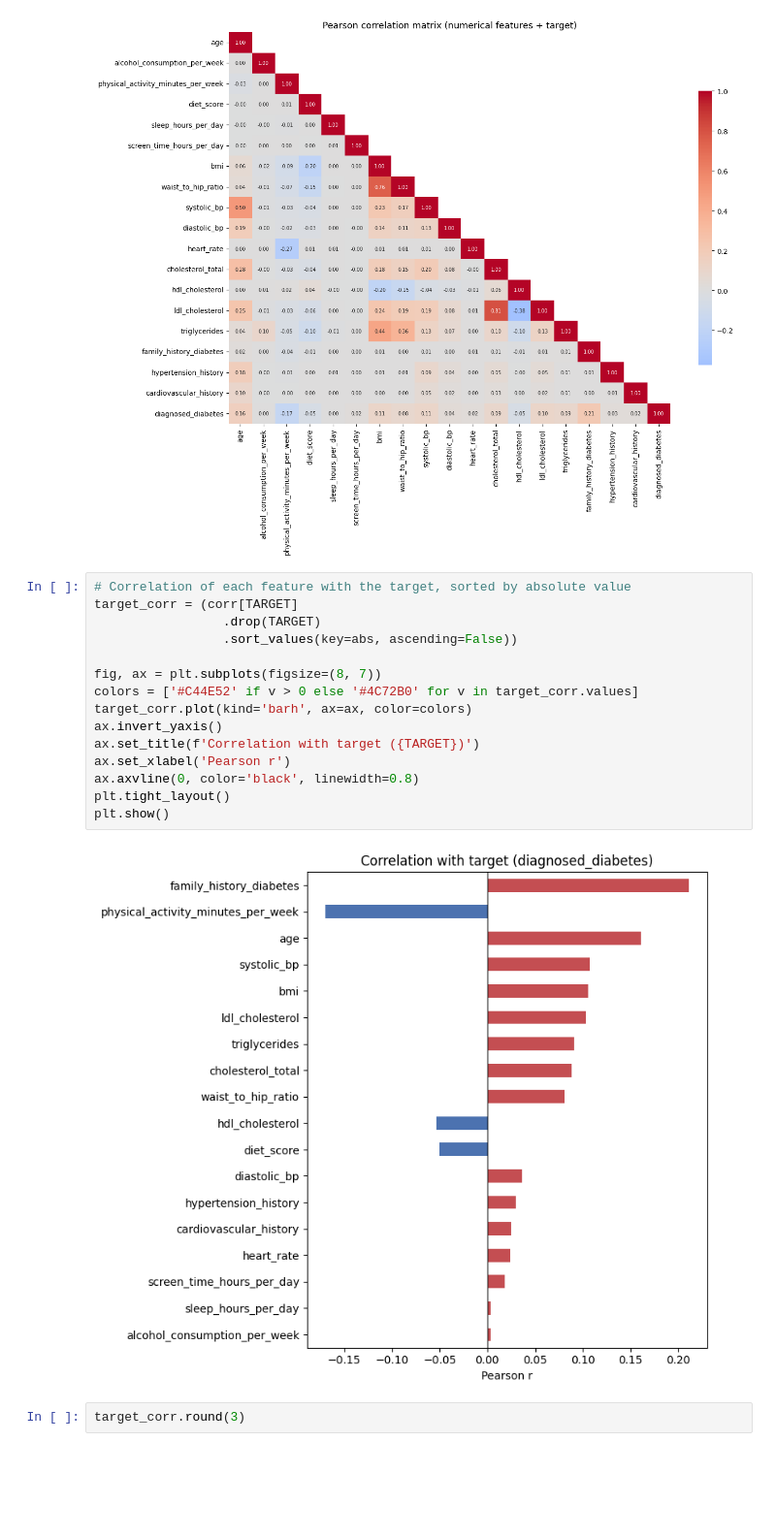
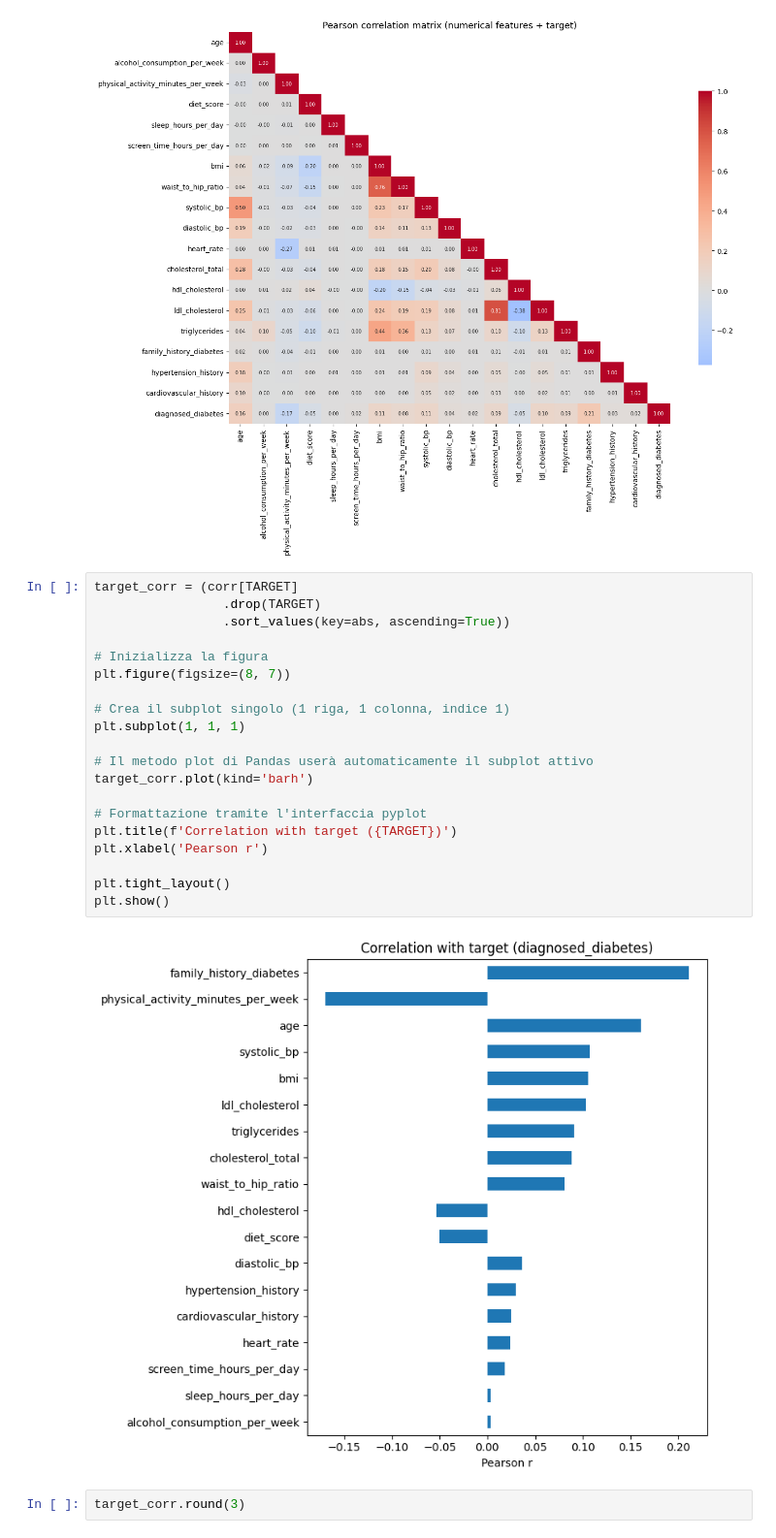
Before and after one commit to LorenzoSansone/Sansone-Diabetes-Prediction-Challenge, a Jupyter notebook: diabetes_prediction.ipynb, the cells around one changed output. Shown at 97% size. Saved outputs shown, nothing was run; the diff lists cells and outputs as text; blank space fills up the shorter version.

```diff
--- a/diabetes_prediction.ipynb
+++ b/diabetes_prediction.ipynb
@@ -623,22 +688,27 @@ plt.show()
 # %% [output]
 [figure]
 # %%
-# Correlation of each feature with the target, sorted by absolute value
 target_corr = (corr[TARGET]
                  .drop(TARGET)
-                 .sort_values(key=abs, ascending=False))
+                 .sort_values(key=abs, ascending=True))
 
-fig, ax = plt.subplots(figsize=(8, 7))
-colors = ['#C44E52' if v > 0 else '#4C72B0' for v in target_corr.values]
-target_corr.plot(kind='barh', ax=ax, color=colors)
-ax.invert_yaxis()
-ax.set_title(f'Correlation with target ({TARGET})')
-ax.set_xlabel('Pearson r')
-ax.axvline(0, color='black', linewidth=0.8)
+# Inizializza la figura
+plt.figure(figsize=(8, 7))
+
+# Crea il subplot singolo (1 riga, 1 colonna, indice 1)
+plt.subplot(1, 1, 1)
+
+# Il metodo plot di Pandas userà automaticamente il subplot attivo
+target_corr.plot(kind='barh')
+
+# Formattazione tramite l'interfaccia pyplot
+plt.title(f'Correlation with target ({TARGET})')
+plt.xlabel('Pearson r')
+
 plt.tight_layout()
 plt.show()
 # %% [output]
-[figure, old version]
+[figure, new version]
 # %%
 target_corr.round(3)
 # %% [output]
```
Also changed, not shown: parts of 7 cells of this notebook.
